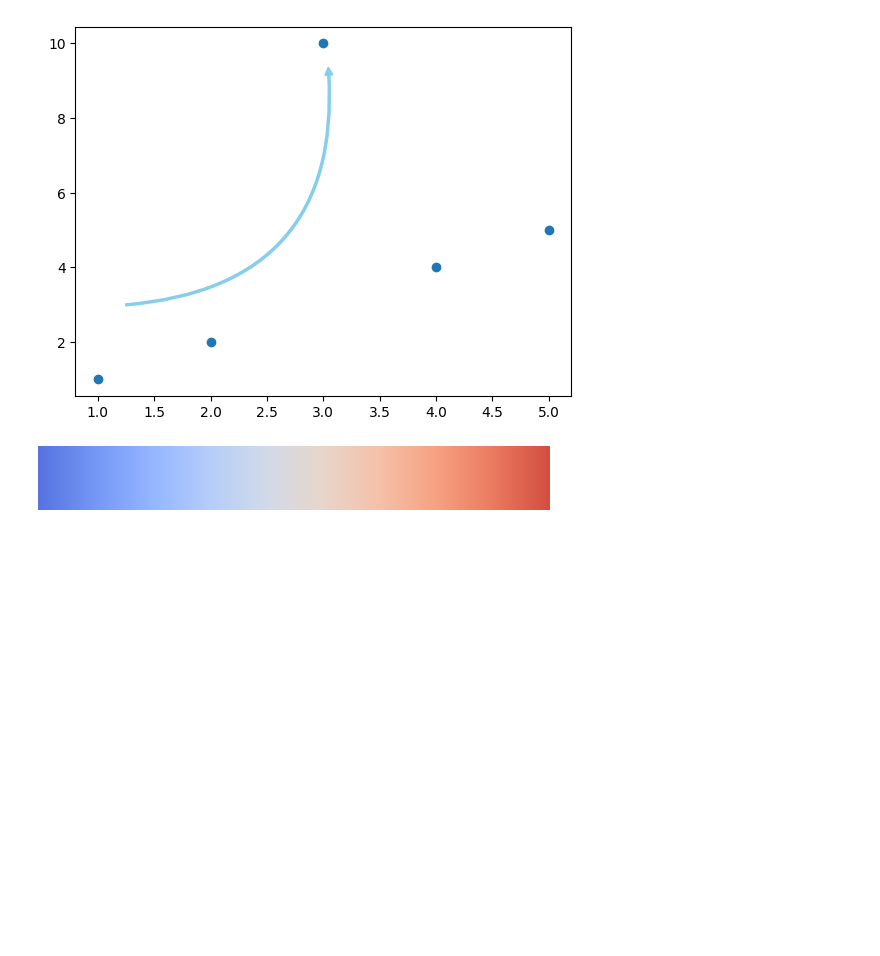
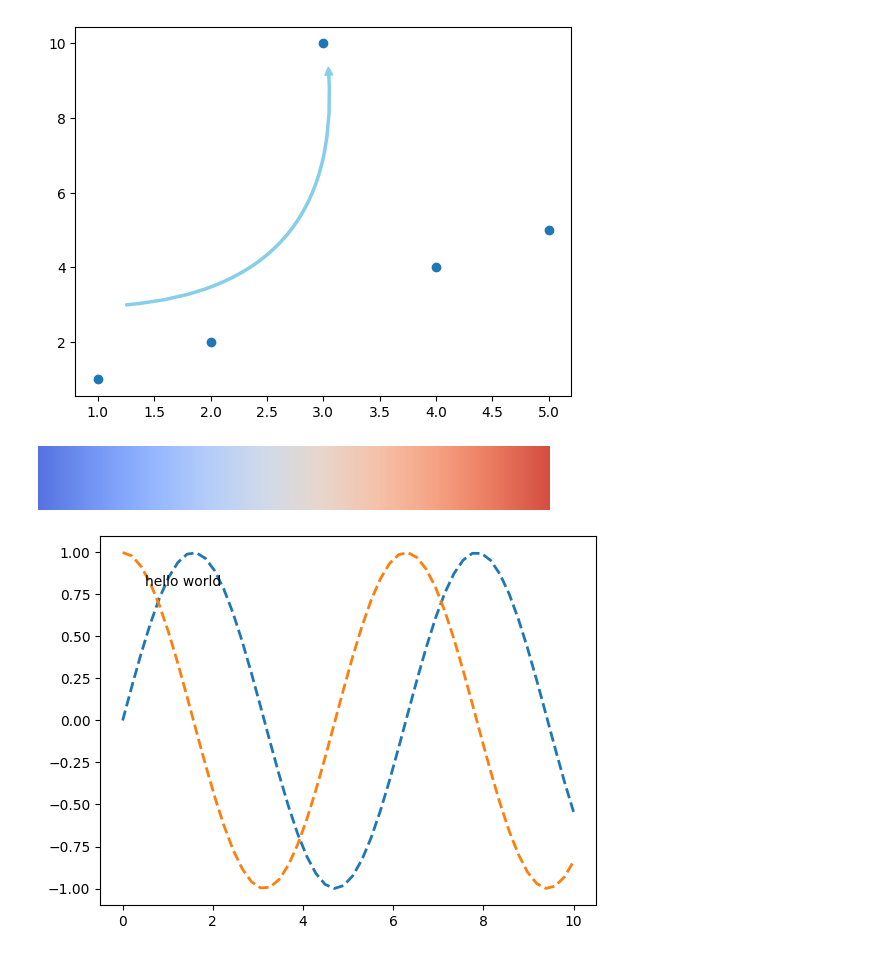
Before and after one commit to JosephBARBIERDARNAL/Sandbox, a Jupyter notebook: test.ipynb, the cells around one changed output. Saved outputs shown, nothing was run; the diff lists cells and outputs as text; code cells hidden in the pictures; blank space fills up the shorter version.

```diff
--- a/test.ipynb
+++ b/test.ipynb
@@ -61,3 +61,22 @@ fig.savefig('plotnine_scatterplot.png', bbox_inches='tight', dpi=300)
 
 # # Show the plot
 plt.show()
+# %%
+import matplotlib.pyplot as plt
+import numpy as np
+
+fig, ax = plt.subplots()
+x = np.linspace(0, 10)
+ax.plot(x, np.sin(x), '--', linewidth=2)
+ax.plot(x, np.cos(x), '--', linewidth=2)
+ax.text(x=0.5, y=0.8, s='hello world')
+plt.show()
+
+import plotly.graph_objs as go
+import plotly.tools as tls
+plotly_fig = tls.mpl_to_plotly(fig)
+plotly_fig['layout']['showlegend'] = True
+fig = go.Figure(plotly_fig)
+fig.show()
+# %% [output]
+[figure, added]
```
